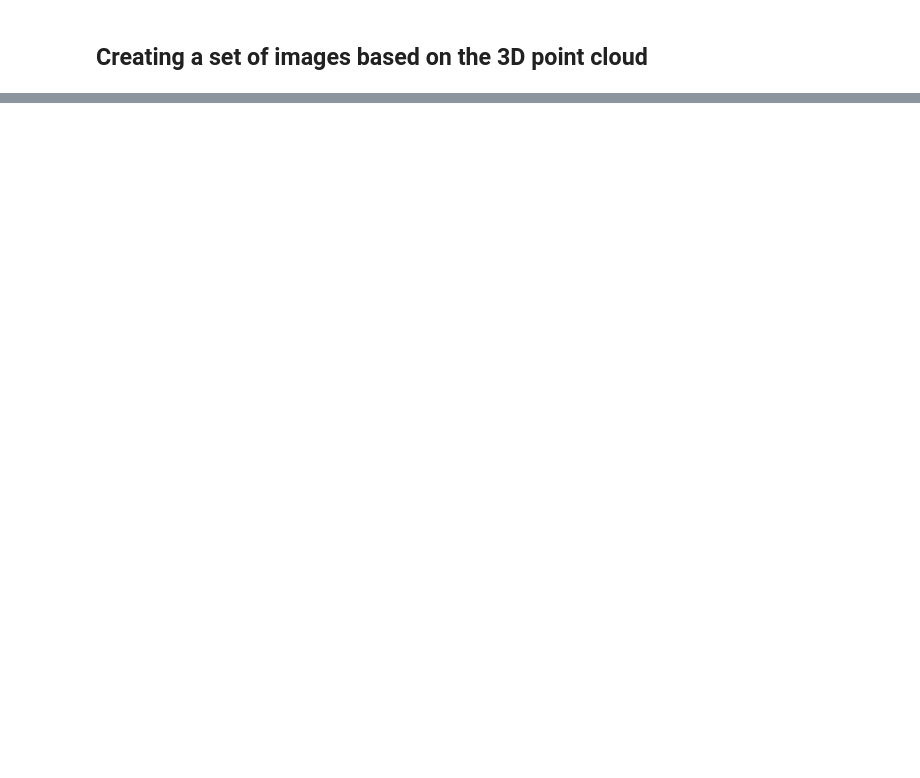
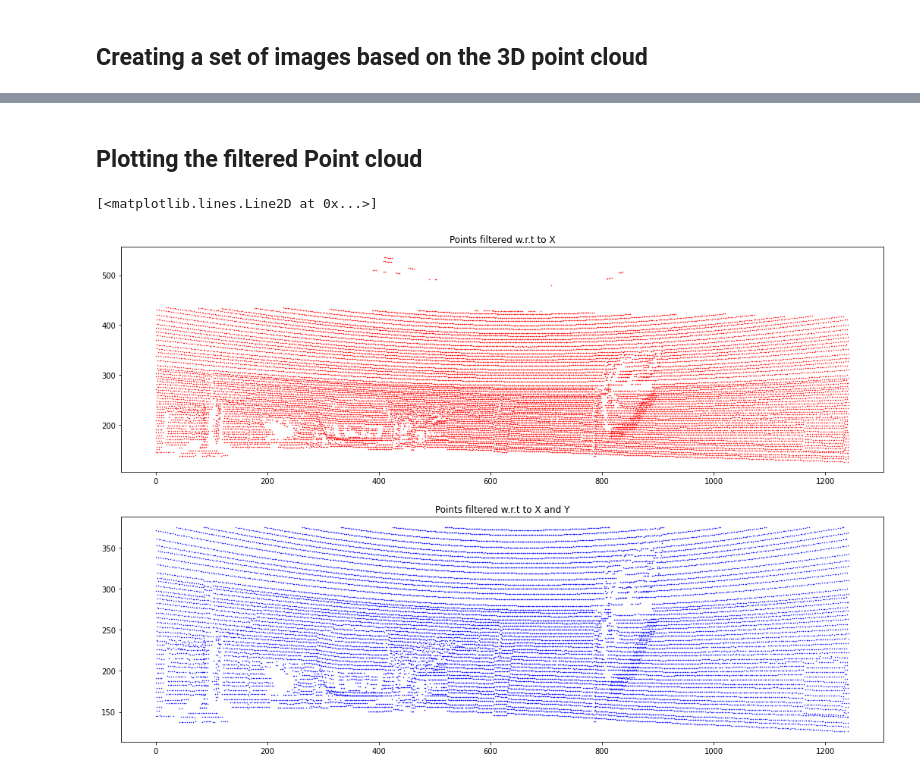
Before and after one commit to MikeS96/lidar_cam_sonar, a Jupyter notebook: image_laser_fusion.ipynb, the cells around one changed output, grey strips where cells are left out. Saved outputs shown, nothing was run; the diff lists cells and outputs as text; code cells hidden in the pictures; blank space fills up the shorter version.

```diff
--- a/image_laser_fusion.ipynb
+++ b/image_laser_fusion.ipynb
@@ -331,0 +358,15 @@ print('pout_fty_int',pout_fty, pout_fty.shape, type(pout_fty))
+# %% [markdown]
+## Plotting the filtered Point cloud
+# %%
+# Plotting the points
+fig = plt.figure(figsize=(18,12))
+ax1 = fig.add_subplot(211)
+ax1.title.set_text('Points filtered w.r.t to X')
+ax1.plot(xa, yb, 'r.', markersize = 1)
+
+ax2 = fig.add_subplot(212)
+ax2.title.set_text('Points filtered w.r.t to X and Y')
+ax2.plot(xaa, ybb, 'b.', markersize = 1)
+# %% [output]
+[<matplotlib.lines.Line2D at 0x...>]
+[figure, added]
```
Also changed, not shown: parts of 13 cells of this notebook.
